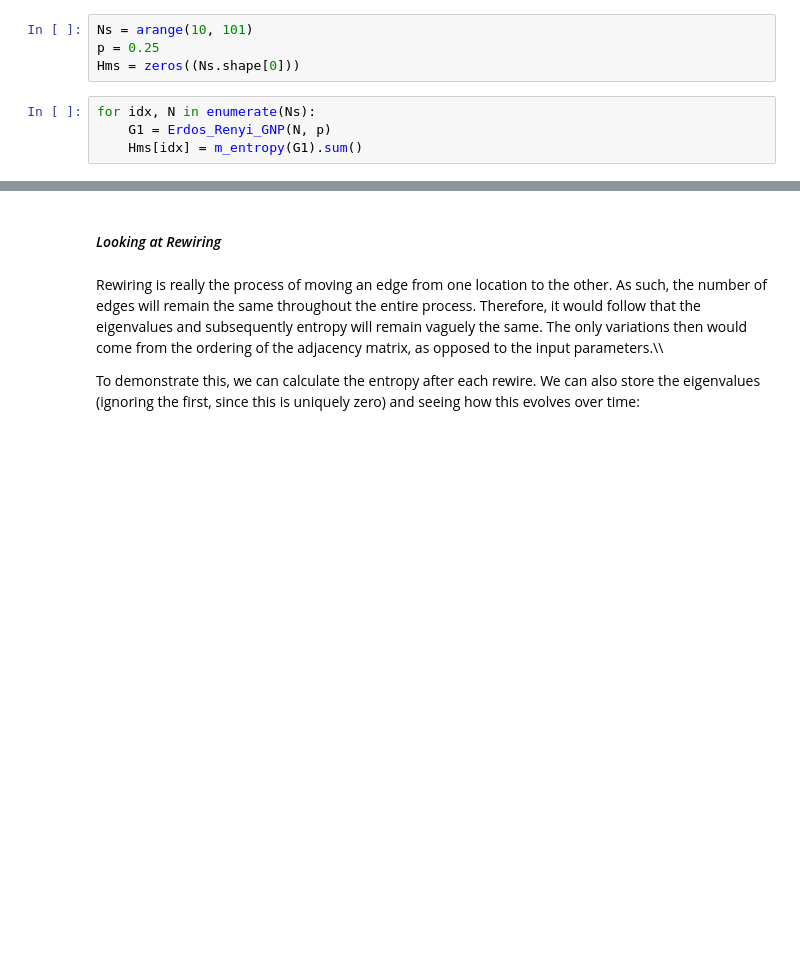
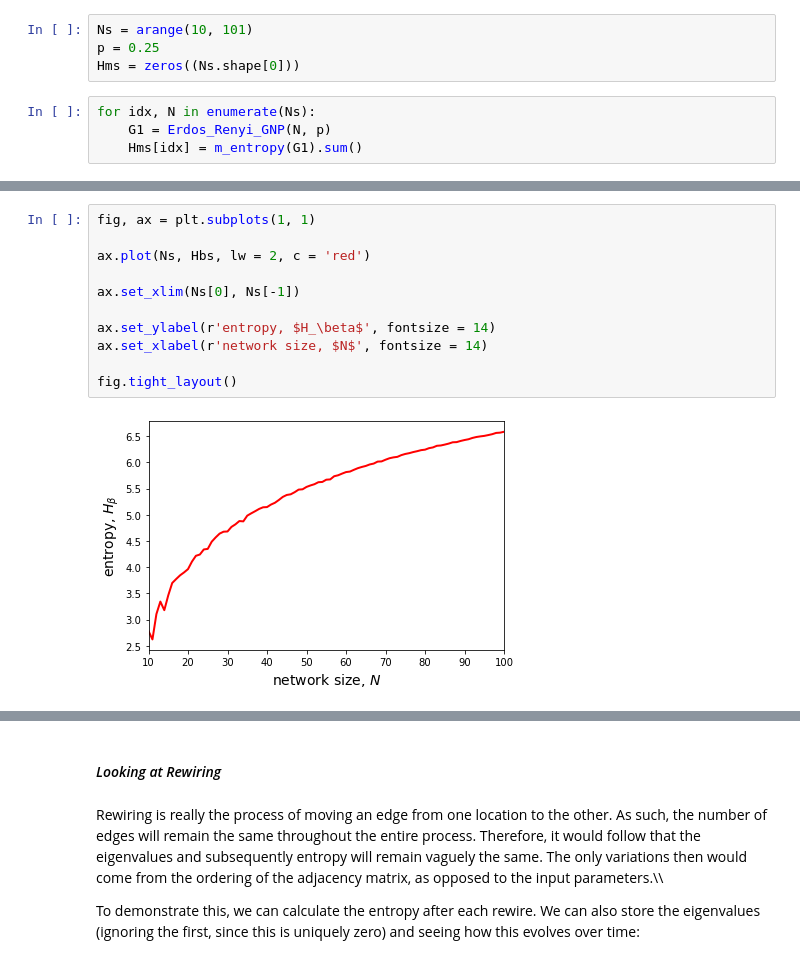
Before and after one commit to ubsuny/MC_RandomNetworks-RaspiZero, a Jupyter notebook: spectral_analysis.ipynb, the cells around one changed output, grey strips where cells are left out. Saved outputs shown, nothing was run; the diff lists cells and outputs as text; blank space fills up the shorter version.

```diff
--- a/spectral_analysis.ipynb
+++ b/spectral_analysis.ipynb
@@ -183,0 +225,13 @@ Interestingly, the function is a bit smoother, but it has the same general shape
+# %%
+fig, ax = plt.subplots(1, 1)
+
+ax.plot(Ns, Hbs, lw = 2, c = 'red')
+
+ax.set_xlim(Ns[0], Ns[-1])
+
+ax.set_ylabel(r'entropy, $H_\beta$', fontsize = 14)
+ax.set_xlabel(r'network size, $N$', fontsize = 14)
+
+fig.tight_layout()
+# %% [output]
+[figure, added]
```
Also changed, not shown: parts of 34 cells of this notebook, 1 other file.
